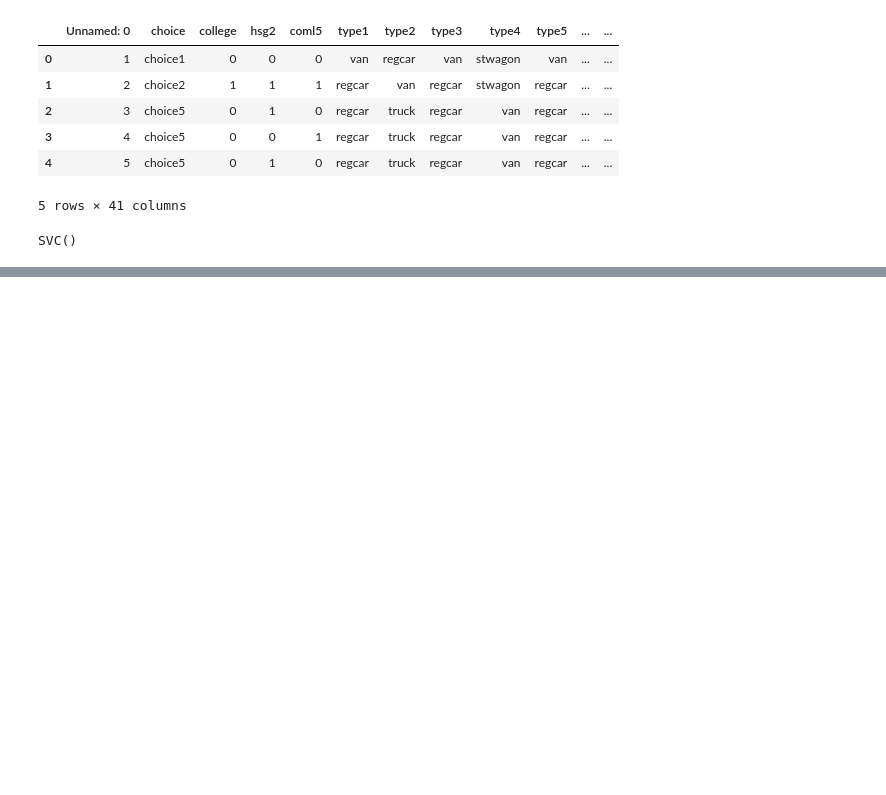
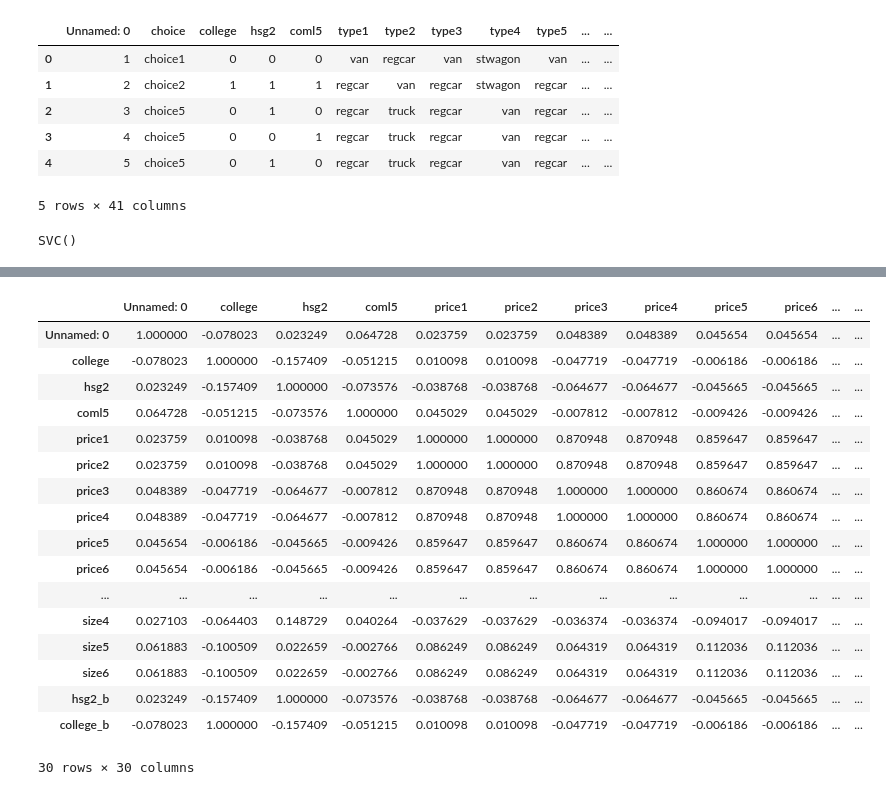
Before and after one commit to lucafanselau/bachelor-seminar-thesis, a Jupyter notebook: src/model.ipynb, the cells around one changed output, grey strips where cells are left out. Cells and saved outputs as stored; diff of their text form; code cells hidden in the pictures; blank space fills up the shorter version.

```diff
--- a/src/model.ipynb
+++ b/src/model.ipynb
@@ -68,0 +134,24 @@ for i in range(0, 2000):
+# %%
+# sns.heatmap()
+reduced = df[["hsg2_b", "college_b", "size", "type", "fuel"]]
+reduced.corr(method="kendall")
+df.corr()
+# %% [output]
+|  | Unnamed: 0 | college | hsg2 | coml5 | price1 | price2 | price3 | price4 | price5 | price6 | ... | ... |
+| Unnamed: 0 | 1.000000 | -0.078023 | 0.023249 | 0.064728 | 0.023759 | 0.023759 | 0.048389 | 0.048389 | 0.045654 | 0.045654 | ... | ... |
+| college | -0.078023 | 1.000000 | -0.157409 | -0.051215 | 0.010098 | 0.010098 | -0.047719 | -0.047719 | -0.006186 | -0.006186 | ... | ... |
+| hsg2 | 0.023249 | -0.157409 | 1.000000 | -0.073576 | -0.038768 | -0.038768 | -0.064677 | -0.064677 | -0.045665 | -0.045665 | ... | ... |
+| coml5 | 0.064728 | -0.051215 | -0.073576 | 1.000000 | 0.045029 | 0.045029 | -0.007812 | -0.007812 | -0.009426 | -0.009426 | ... | ... |
+| price1 | 0.023759 | 0.010098 | -0.038768 | 0.045029 | 1.000000 | 1.000000 | 0.870948 | 0.870948 | 0.859647 | 0.859647 | ... | ... |
+| price2 | 0.023759 | 0.010098 | -0.038768 | 0.045029 | 1.000000 | 1.000000 | 0.870948 | 0.870948 | 0.859647 | 0.859647 | ... | ... |
+| price3 | 0.048389 | -0.047719 | -0.064677 | -0.007812 | 0.870948 | 0.870948 | 1.000000 | 1.000000 | 0.860674 | 0.860674 | ... | ... |
+| price4 | 0.048389 | -0.047719 | -0.064677 | -0.007812 | 0.870948 | 0.870948 | 1.000000 | 1.000000 | 0.860674 | 0.860674 | ... | ... |
+| price5 | 0.045654 | -0.006186 | -0.045665 | -0.009426 | 0.859647 | 0.859647 | 0.860674 | 0.860674 | 1.000000 | 1.000000 | ... | ... |
+| price6 | 0.045654 | -0.006186 | -0.045665 | -0.009426 | 0.859647 | 0.859647 | 0.860674 | 0.860674 | 1.000000 | 1.000000 | ... | ... |
+| ... | ... | ... | ... | ... | ... | ... | ... | ... | ... | ... | ... | ... |
+| size4 | 0.027103 | -0.064403 | 0.148729 | 0.040264 | -0.037629 | -0.037629 | -0.036374 | -0.036374 | -0.094017 | -0.094017 | ... | ... |
+| size5 | 0.061883 | -0.100509 | 0.022659 | -0.002766 | 0.086249 | 0.086249 | 0.064319 | 0.064319 | 0.112036 | 0.112036 | ... | ... |
+| size6 | 0.061883 | -0.100509 | 0.022659 | -0.002766 | 0.086249 | 0.086249 | 0.064319 | 0.064319 | 0.112036 | 0.112036 | ... | ... |
+| hsg2_b | 0.023249 | -0.157409 | 1.000000 | -0.073576 | -0.038768 | -0.038768 | -0.064677 | -0.064677 | -0.045665 | -0.045665 | ... | ... |
+| college_b | -0.078023 | 1.000000 | -0.157409 | -0.051215 | 0.010098 | 0.010098 | -0.047719 | -0.047719 | -0.006186 | -0.006186 | ... | ... |
+30 rows × 30 columns
```
Also changed, not shown: parts of 7 cells of this notebook, 5 other files.
